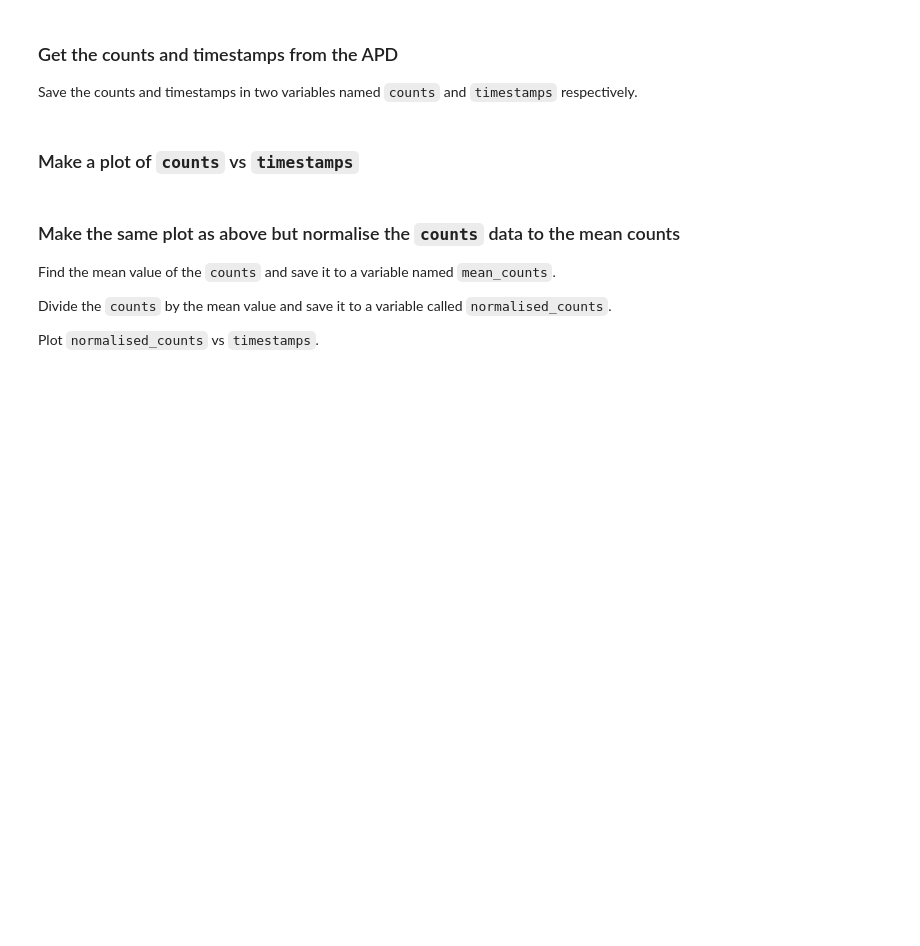
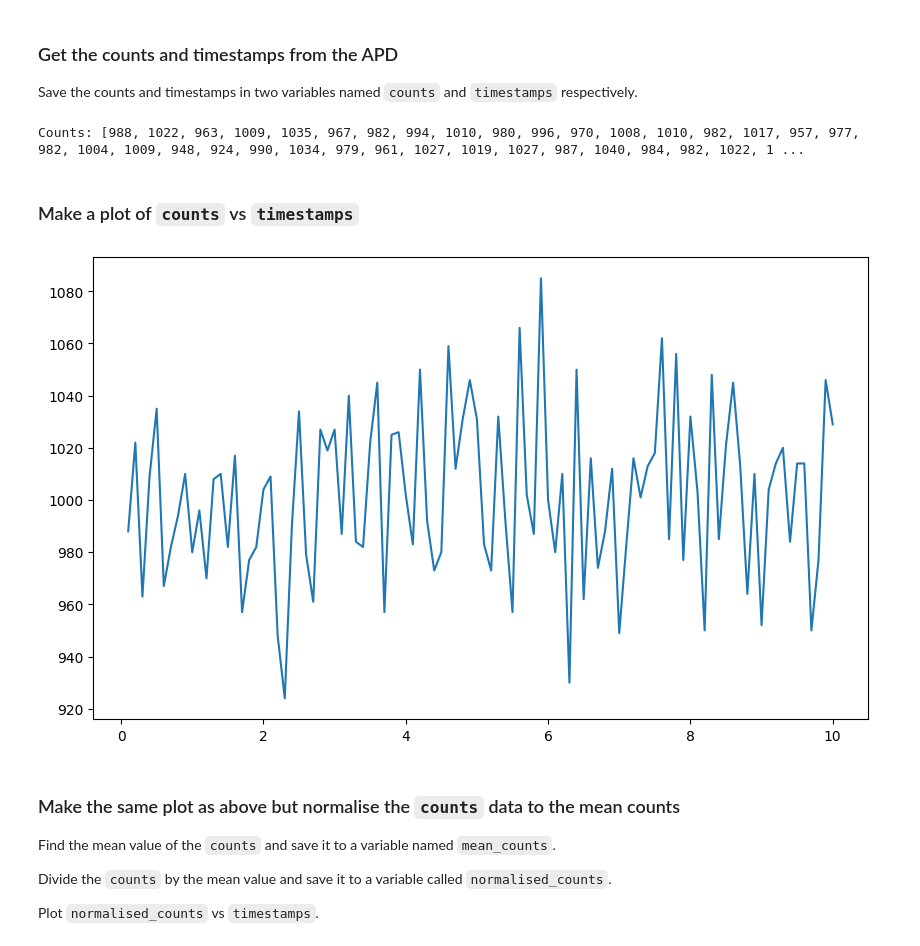
Before and after one commit to prithviulm/qudi-overview, a Jupyter notebook: experiment.ipynb, the cells around one changed output. Drawn from its saved outputs; the diff is of its cells as text; code cells hidden in the pictures; blank space fills up the shorter version.

```diff
--- a/experiment.ipynb
+++ b/experiment.ipynb
@@ -20,9 +21,27 @@ Save the counts and timestamps in two variables named `counts` and `timestamps`
+# %%
+# Your code here
+the_apd = hardware.APD()
+
+the_apd.connect()
+
+counts, timestamps = acquisition.get_data_vs_time(the_apd, 10)
+
+the_apd.disconnect()
+
+print(f"Counts: {counts}, Timestamps: {timestamps}")
+# %% [output]
+Counts: [988, 1022, 963, 1009, 1035, 967, 982, 994, 1010, 980, 996, 970, 1008, 1010, 982, 1017, 957, 977, 982, 1004, 1009, 948, 924, 990, 1034, 979, 961, 1027, 1019, 1027, 987, 1040, 984, 982, 1022, 1 ...
 # %% [markdown]
 ### Make a plot of `counts` vs `timestamps`
 # %%
 fig, ax = plt.subplots(figsize=(10, 6))
 
 # Your code here
+ax.plot(timestamps, counts)
+
+plt.show()
+# %% [output]
+[figure, added]
 # %% [markdown]
 ### Make the same plot as above but normalise the `counts` data to the mean counts
 
```
Also changed, not shown: parts of 4 cells of this notebook, 2 other files.
